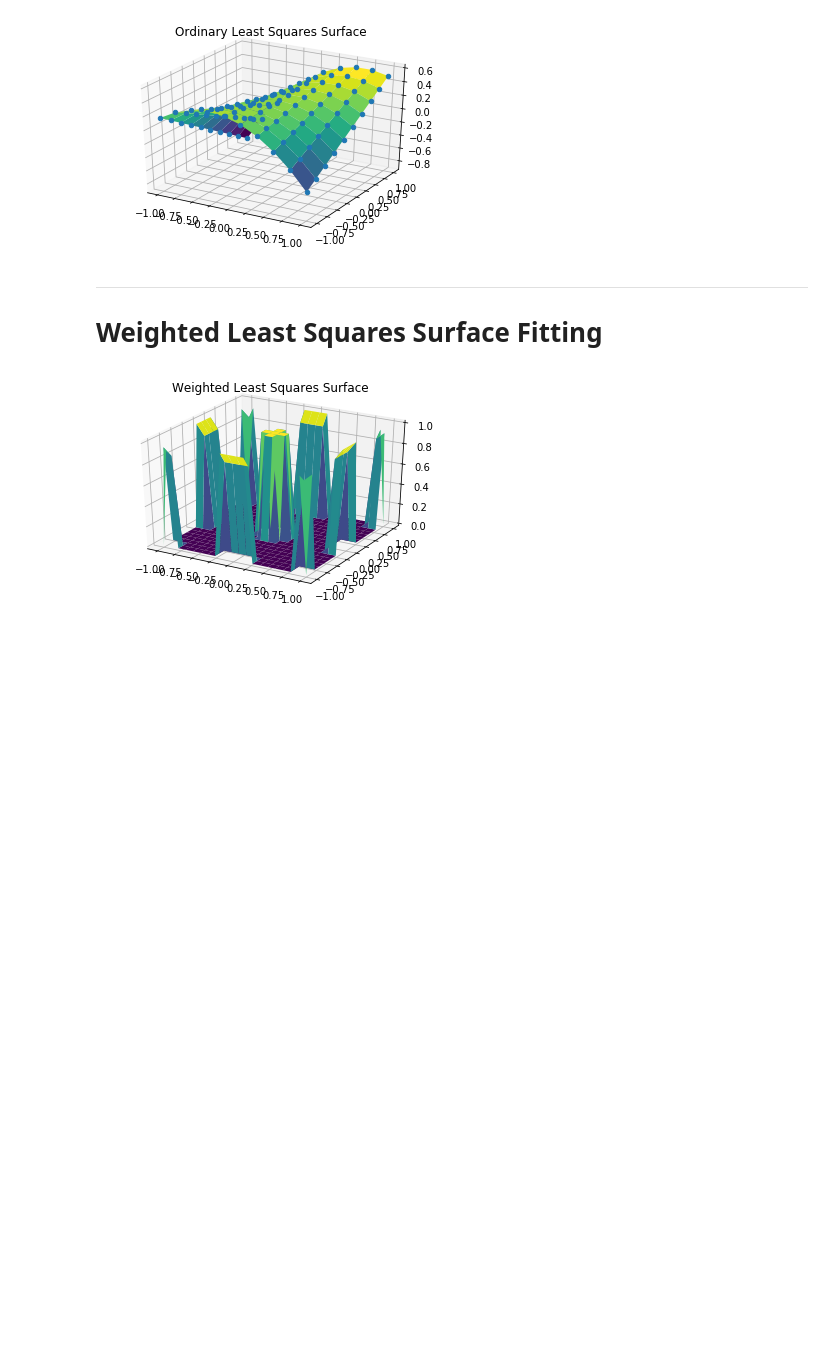
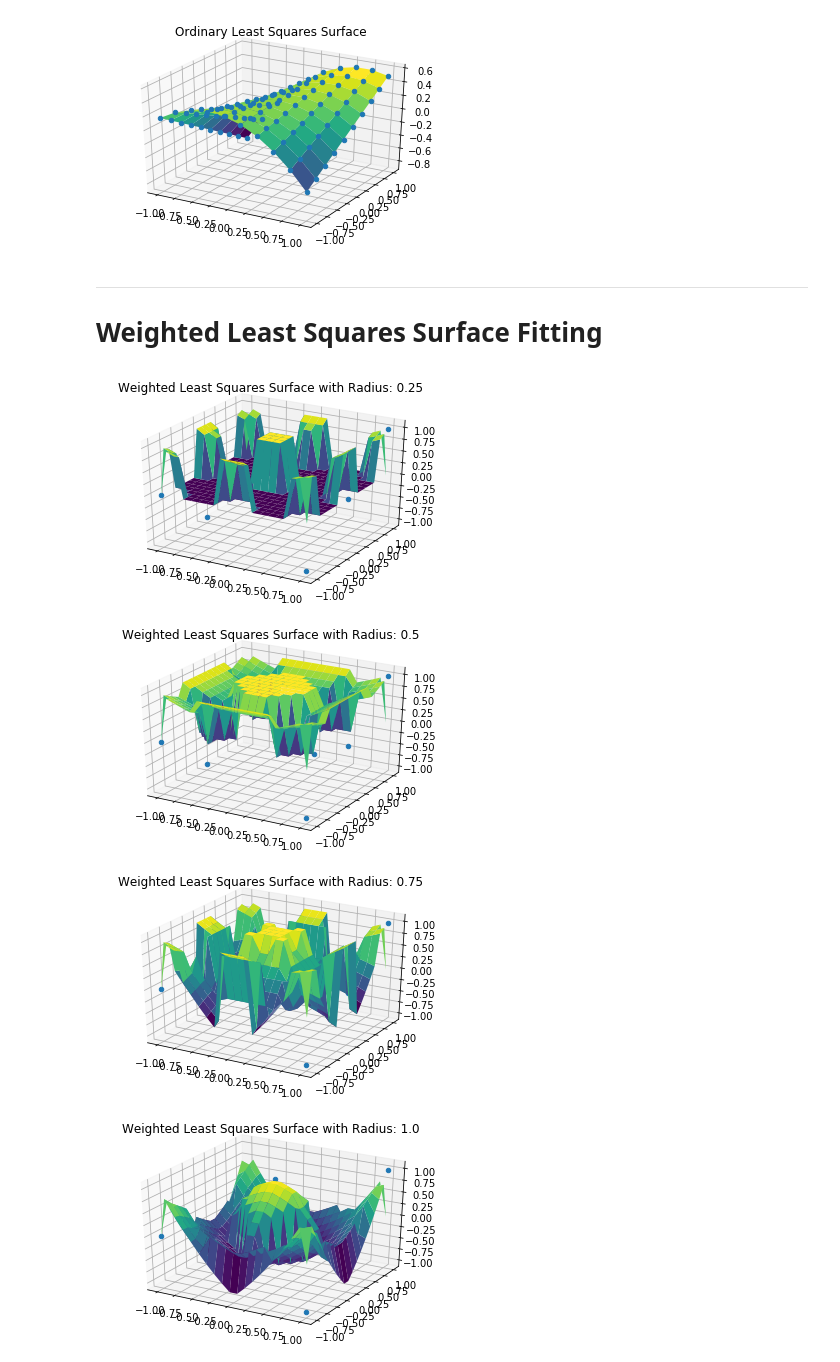
Before and after one commit to rndmbt/nonlinear-leastsquares, a Jupyter notebook: leastsquares.ipynb, the cells around one changed output. Saved outputs shown, nothing was run; the diff lists cells and outputs as text; code cells hidden in the pictures; blank space fills up the shorter version.

Commit message:
visualize different radius

```diff
--- a/leastsquares.ipynb
+++ b/leastsquares.ipynb
@@ -130,11 +130,20 @@ def makeGrid(startXY, endXY, numberOfCells, radius, pointCloud, plot = True):
         fig = plt.figure()
         ax = plt.axes(projection='3d')
         ax.plot_surface(xx, yy, zz,cmap='viridis', edgecolor='none')
-        #ax.scatter(xx,yy,zz, depthshade=False)
-        ax.set_title('Weighted Least Squares Surface')
+        pcx,pcy = zip(*pointCloud)
+        pcz = f2
+        ax.scatter(pcx,pcy,pcz, depthshade=False)
+        ax.set_title('Weighted Least Squares Surface with Radius: ' + str(radius))
         plt.show()
     return z
-# %%
-z = makeGrid(-1,1,20,0.2,P,True)
-# %% [output]
-[figure, removed]
+# %%
+#z = makeGrid(-1,1,20,0.2,P,True)
+n = [0.25,0.5,0.75,1.0,1.5,2.0]
+
+for r in n:
+    makeGrid(-1,1,20,r,P,True)
+# %% [output]
+[figure, added]
+[figure, added]
+[figure, added]
+[figure, added]
```
Also changed, not shown: parts of 1 cell of this notebook.
